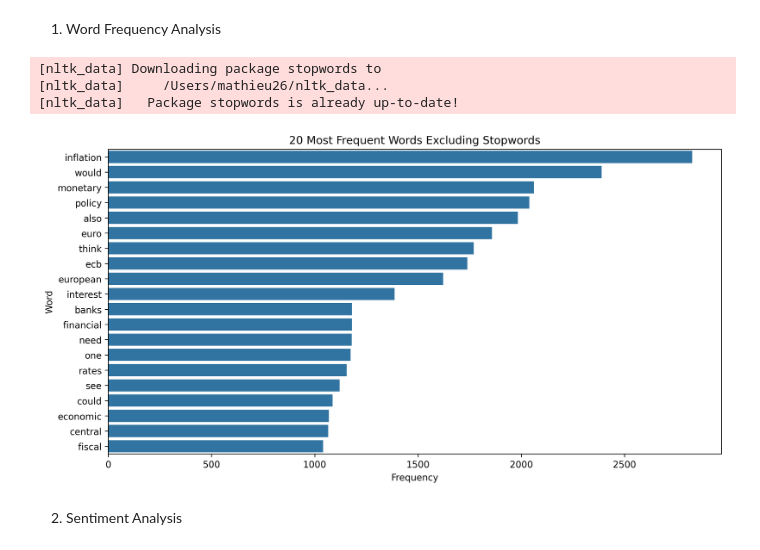
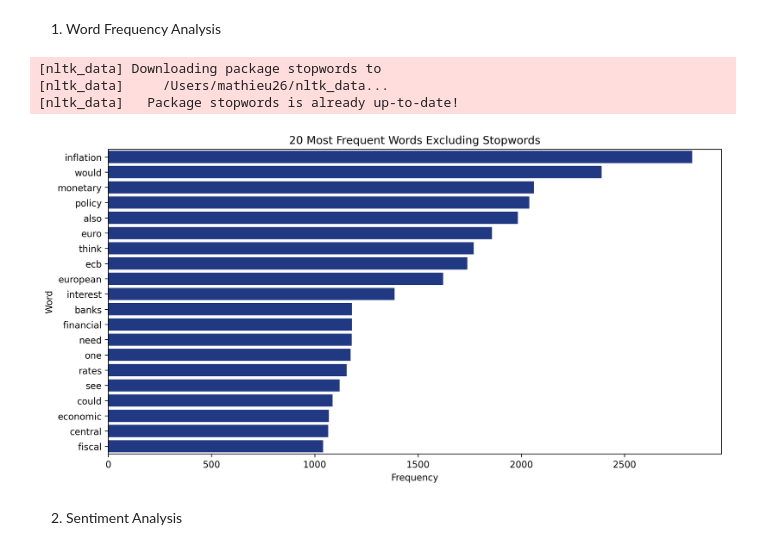
Before and after one commit to lalvarezpoli/DSDM_Thesis, a Jupyter notebook: Descriptive_Analysis_Notebook.ipynb, the cells around one changed output. Cells and saved outputs as stored; diff of their text form; code cells hidden in the pictures.

```diff
--- a/Descriptive_Analysis_Notebook.ipynb
+++ b/Descriptive_Analysis_Notebook.ipynb
@@ -96,3 +108,6 @@ See the caveats in the documentation: https://pandas.pydata.org/pandas-docs/stab
+# %%
+#ECB Color
+color = (17/255, 49/255, 147/255)
 # %% [markdown]
 1. Word Frequency Analysis
 # %%
@@ -103,35 +118,35 @@ from nltk.corpus import stopwords
 import matplotlib.pyplot as plt
 import seaborn as sns
 
 # Ensure that NLTK stopwords are downloaded
 nltk.download('stopwords')
 stop_words = set(stopwords.words('english'))
 
 def word_frequency(df):
     # Join all texts in the 'contents' column
     all_text = ' '.join(df['contents'].tolist()).lower()
     words = all_text.split()
     # Filter out stopwords
     filtered_words = [word for word in words if word not in stop_words and word.isalpha()]
     frequency = Counter(filtered_words)
     return frequency.most_common()
 
 # Apply the function
 word_freq = word_frequency(df)
 
 # If the result looks correct, proceed to plot
 if word_freq:
     # Plots the 20 most frequent words
     plt.figure(figsize=(12, 6), dpi=300)
     df_plot = pd.DataFrame(word_freq, columns=['Word', 'Frequency']).head(20)
-    sns.barplot(x='Frequency', y='Word', data=df_plot)
+    sns.barplot(x='Frequency', y='Word', data=df_plot, color=color)
     plt.title('20 Most Frequent Words Excluding Stopwords')
     plt.show()
 # %% [output]
 [nltk_data] Downloading package stopwords to
 [nltk_data]     /Users/mathieu26/nltk_data...
 [nltk_data]   Package stopwords is already up-to-date!
-[figure, old version]
+[figure, new version]
 # %% [markdown]
 2. Sentiment Analysis
 # %%
```
Also changed, not shown: parts of 14 cells of this notebook.
